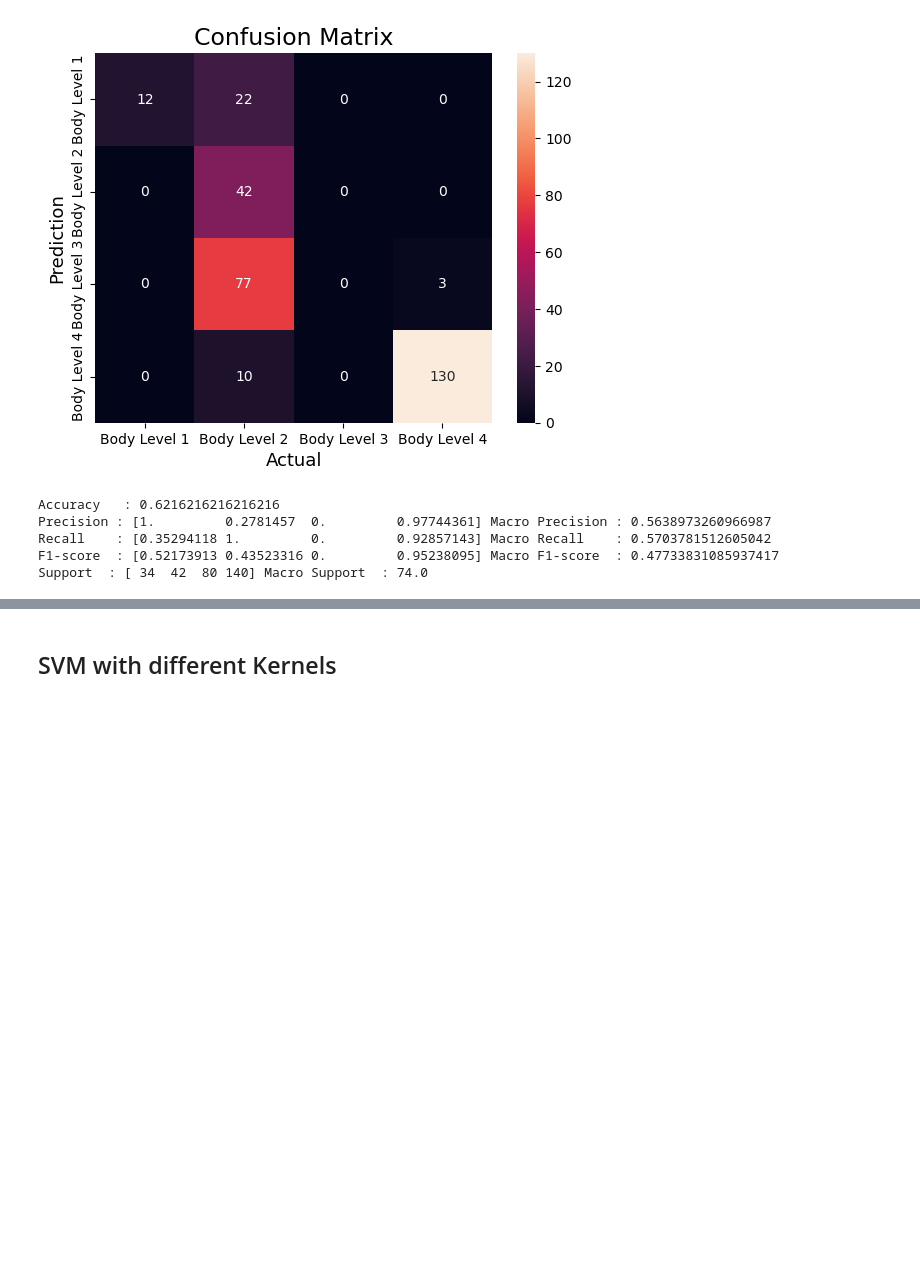
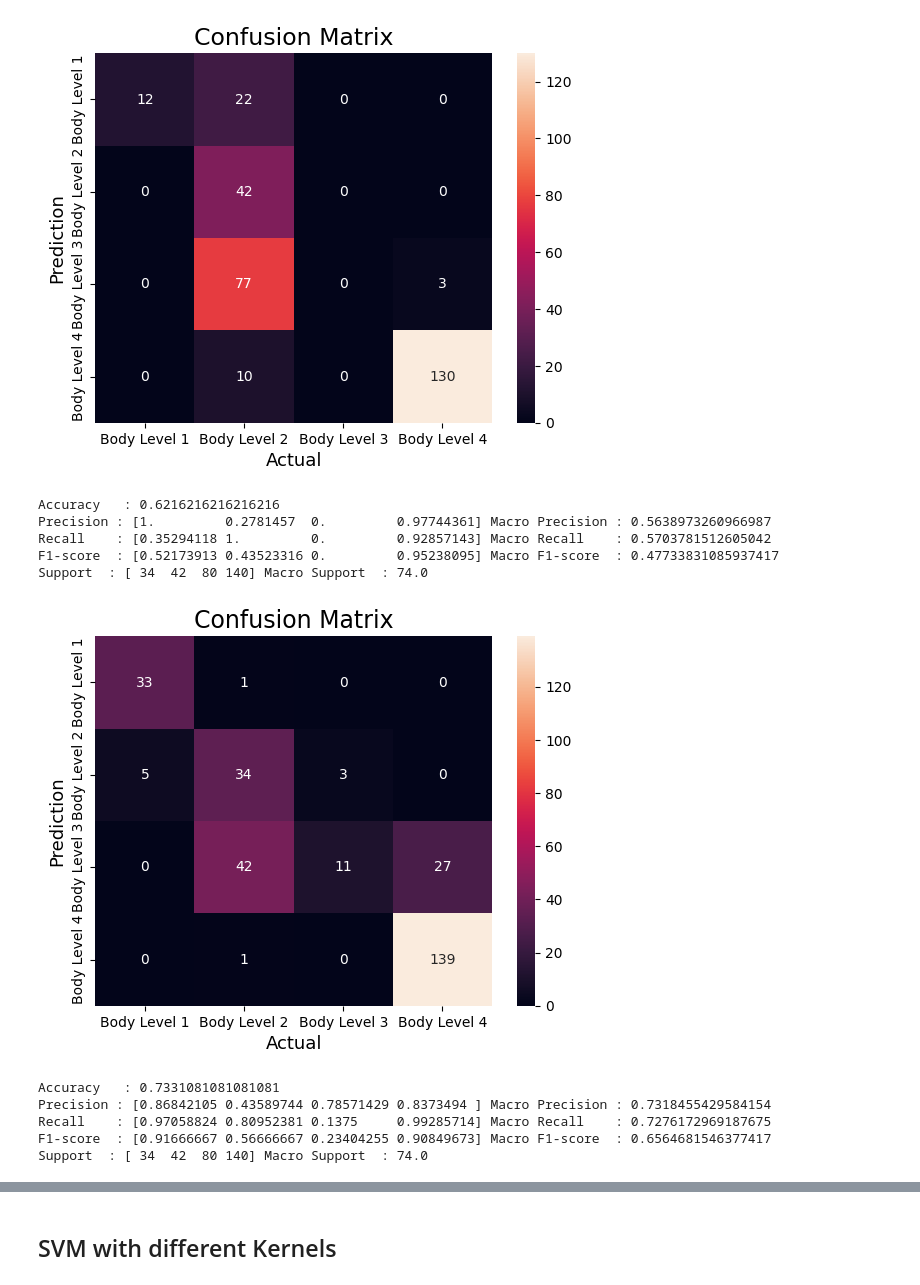
Before and after one commit to AhmadJamal01/Body-Level-Classification, a Jupyter notebook: models/SVM.ipynb, the cells around one changed output, grey strips where cells are left out. Drawn from its saved outputs; the diff is of its cells as text; code cells hidden in the pictures; blank space fills up the shorter version.

```diff
--- a/models/SVM.ipynb
+++ b/models/SVM.ipynb
@@ -43,3 +43,36 @@ Precision : [1.         0.2781457  0.         0.97744361] Macro Precision : 0.56
 Recall    : [0.35294118 1.         0.         0.92857143] Macro Recall    : 0.5703781512605042
 F1-score  : [0.52173913 0.43523316 0.         0.95238095] Macro F1-score  : 0.47733831085937417
 Support  : [ 34  42  80 140] Macro Support  : 74.0
+# %%
+clf = svm.LinearSVC(C=0.1)
+# %%
+clf.fit(x_train, y_train)
+predictions=clf.predict(x_val)
+# %%
+# Compute the confusion matrix.
+cm = confusion_matrix(y_val,predictions)
+# Plot the confusion matrix.
+labels = list(set(df_numerical['Body_Level']))
+labels.sort()
+sns.heatmap(cm, annot=True, fmt='g', xticklabels=labels, yticklabels=labels)
+plt.ylabel('Prediction',fontsize=13)
+plt.xlabel('Actual',fontsize=13)
+plt.title('Confusion Matrix',fontsize=17)
+plt.show()
+# Finding the accuracy.
+accuracy = accuracy_score(y_val,predictions)
+print("Accuracy   :", accuracy)
+
+# Finding precision and recall
+precision, recall, F1_score, support = score(y_val,predictions)
+print("Precision :", precision, "Macro Precision :", sum(precision)/len(precision))
+print("Recall    :", recall, "Macro Recall    :", sum(recall)/len(recall))
+print("F1-score  :", F1_score, "Macro F1-score  :", sum(F1_score)/len(F1_score))
+print("Support  :", support, "Macro Support  :", sum(support)/len(support))
+# %% [output]
+[figure, added]
+Accuracy   : 0.7331081081081081
+Precision : [0.86842105 0.43589744 0.78571429 0.8373494 ] Macro Precision : 0.7318455429584154
+Recall    : [0.97058824 0.80952381 0.1375     0.99285714] Macro Recall    : 0.7276172969187675
+F1-score  : [0.91666667 0.56666667 0.23404255 0.90849673] Macro F1-score  : 0.6564681546377417
+Support  : [ 34  42  80 140] Macro Support  : 74.0
```
Also changed, not shown: parts of 32 cells of this notebook.
